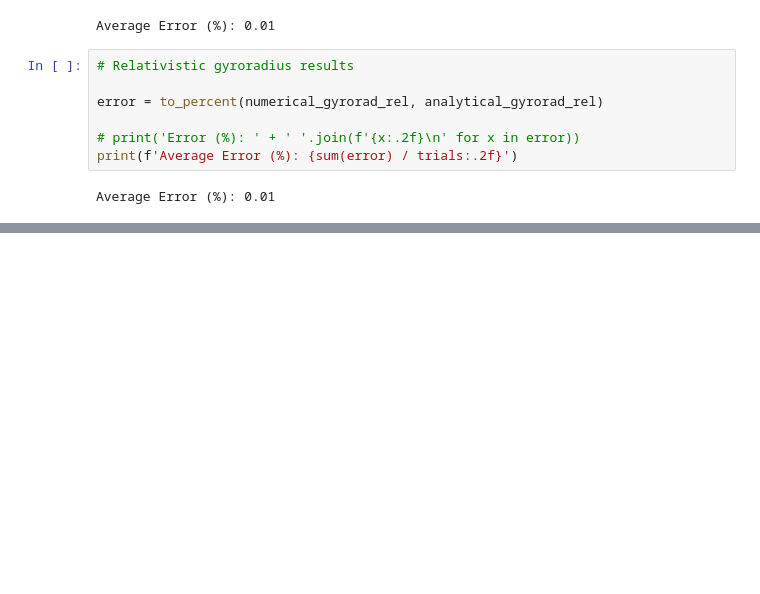
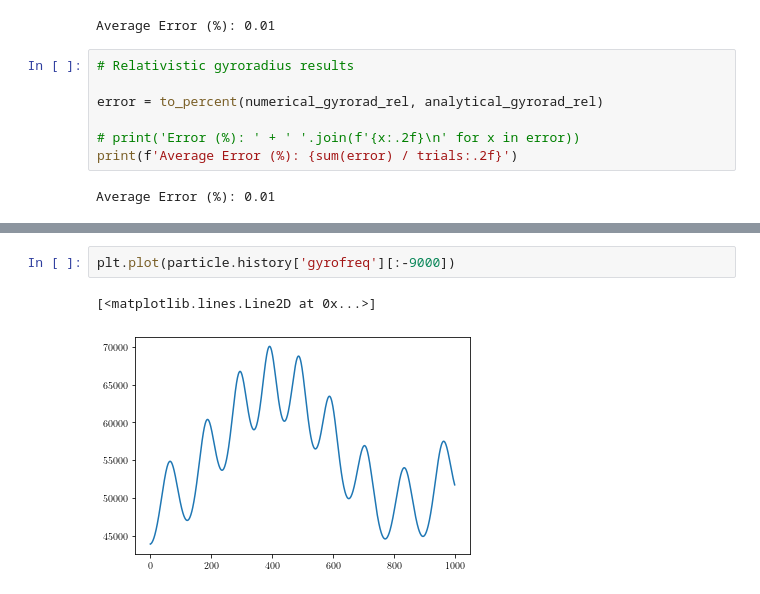
Before and after one commit to zbeever/cpt-solver, a Jupyter notebook: validation.ipynb, the cells around one changed output, grey strips where cells are left out. Drawn from its saved outputs; the diff is of its cells as text; blank space fills up the shorter version.

```diff
--- a/validation.ipynb
+++ b/validation.ipynb
@@ -268,0 +342,5 @@ Average Error (%): 0.01
+# %%
+plt.plot(particle.history['gyrofreq'][:-9000])
+# %% [output]
+[<matplotlib.lines.Line2D at 0x...>]
+[figure, added]
```
Also changed, not shown: parts of 15 cells of this notebook.
